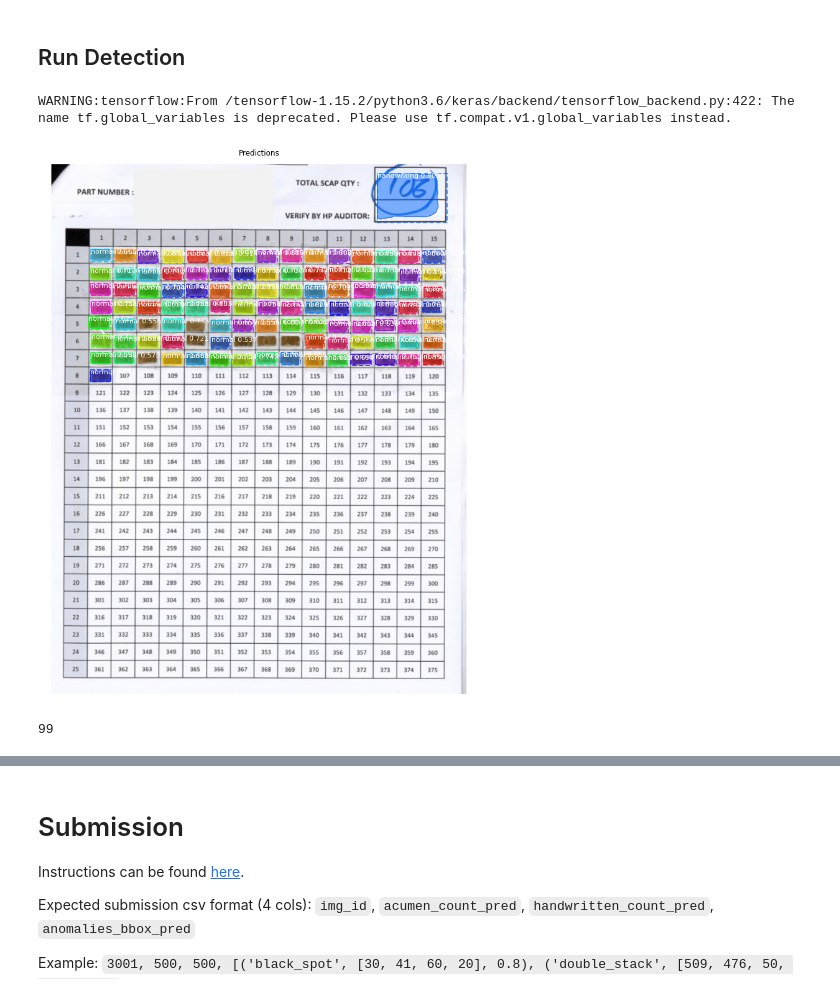
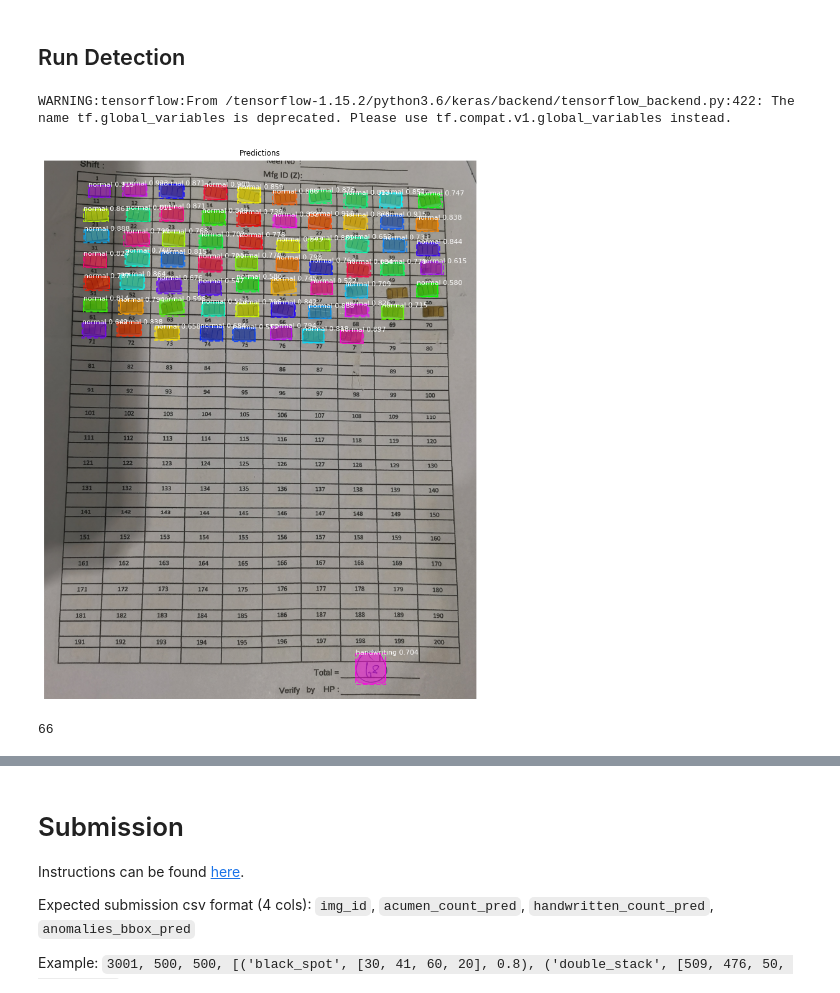
Before and after one commit to derong97/acumen-chip-cv, a Jupyter notebook: inference.ipynb, the cells around one changed output, grey strips where cells are left out. Drawn from its saved outputs; the diff is of its cells as text; code cells hidden in the pictures.

```diff
--- a/inference.ipynb
+++ b/inference.ipynb
@@ -168,31 +171,31 @@ Loading weights  ./mask_rcnn_acumen_final.h5
 # %% [markdown]
 ## Run Detection
 # %%
-img_path = ACUMEN_DIR + "/test/1049.jpg" # FOR YOUR OWN TESTING
+img_path = ACUMEN_DIR + "/test/1028.jpg" # FOR YOUR OWN TESTING
 
 img_test = plt.imread(img_path)
 
 # Run object detection
 results = model.detect([img_test], verbose=1)
 
 # Display results
 ax = get_ax(1)
 r = results[0]
 
 # can pass in less arguments to see less information
 visualize.display_instances(img_test, r['rois'], r['masks'], r['class_ids'],
                             dataset.class_names, r['scores'], ax=ax,
                             title="Predictions")
 # %% [output]
 WARNING:tensorflow:From /tensorflow-1.15.2/python3.6/keras/backend/tensorflow_backend.py:422: The name tf.global_variables is deprecated. Please use tf.compat.v1.global_variables instead.
-[figure, old version]
+[figure, new version]
 # %%
 # Task 1: Identify the number of chips present on each counting paper
 
 # Count the number of normal (class_id = 1) + 2 * double_stack (class_id = 2)
 list(r['class_ids']).count(1) + 2 * list(r['class_ids']).count(2)
 # %% [output]
-99
+66
 # %%
 # Plot the original image
 plt.figure(figsize=(15,15))
```
Also changed, not shown: parts of 7 cells of this notebook, 2 other files.
